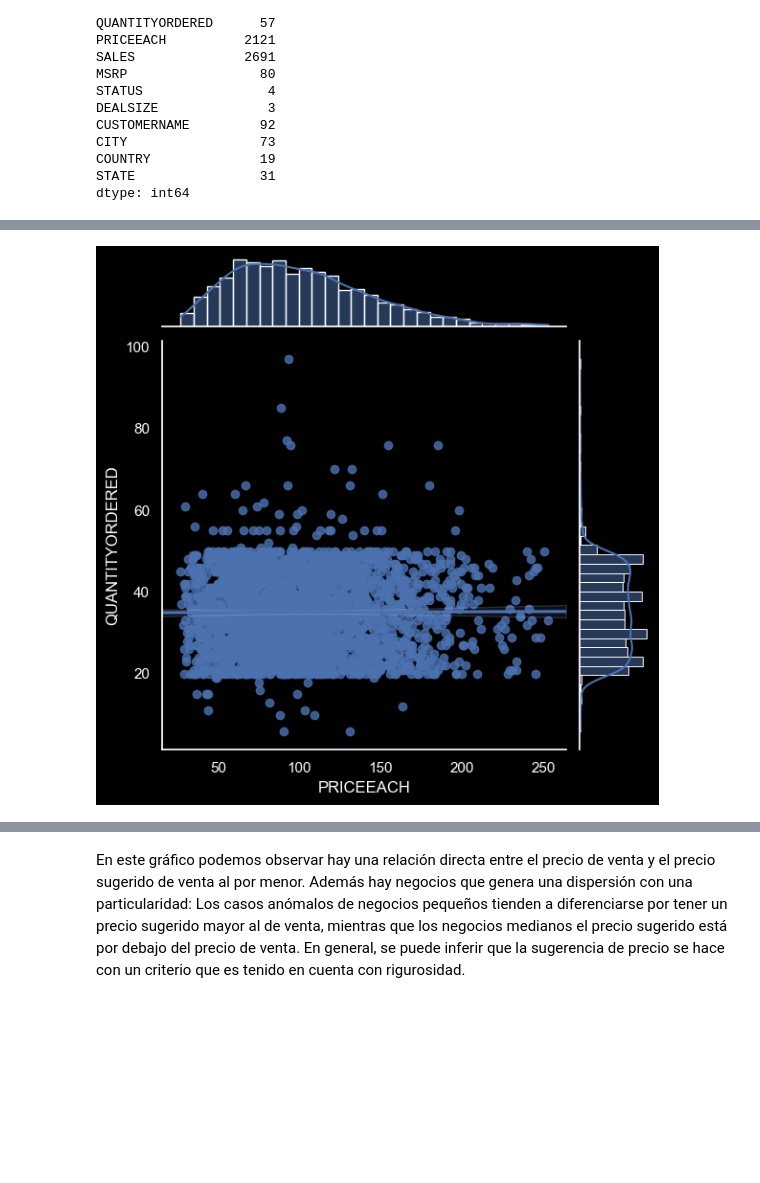
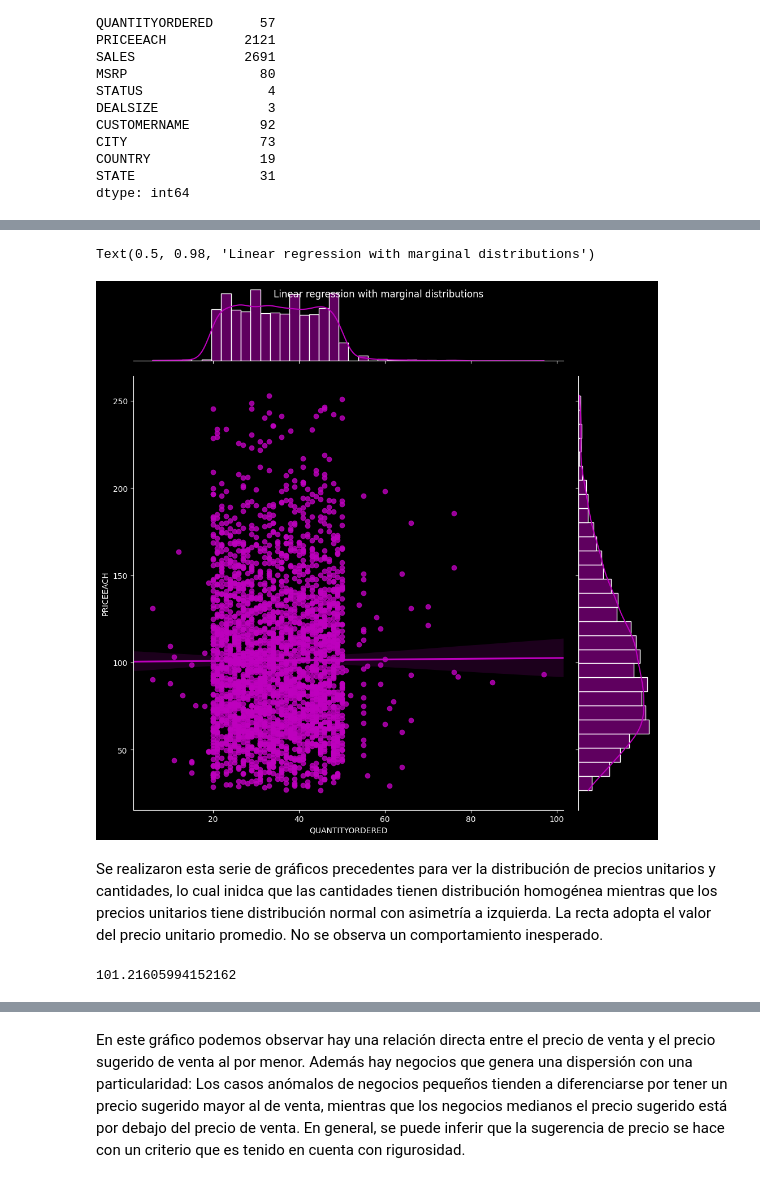
Before and after one commit to martinsasia/Data-Science, a Jupyter notebook: Proyecto.ipynb, the cells around one changed output, grey strips where cells are left out. Drawn from its saved outputs; the diff is of its cells as text; code cells hidden in the pictures; blank space fills up the shorter version.

```diff
--- a/Proyecto.ipynb
+++ b/Proyecto.ipynb
@@ -694,9 +710,16 @@ ax.set_frame_on(False)
 # %%
 #cantidades = sns.load_dataset("tips")
-g = sns.jointplot(x="PRICEEACH", y="QUANTITYORDERED", data=df_vendido,
+g = sns.jointplot(x="QUANTITYORDERED", y="PRICEEACH", data=df_vendido,
                   kind="reg", truncate=False,
-                  #xlim=(0, 60), ylim=(0, 12),
-                  color="b", #height=7
+                  color="m", height=10,
                   )
+g.figure.suptitle('Linear regression with marginal distributions')
 # %% [output]
+Text(0.5, 0.98, 'Linear regression with marginal distributions')
-[figure, old version]
+[figure, new version]
+# %% [markdown]
+Se realizaron esta serie de gráficos precedentes para ver la distribución de precios unitarios y cantidades, lo cual inidca que las cantidades tienen distribución homogénea mientras que los precios unitarios tiene distribución normal con asimetría a izquierda. La recta adopta el valor del precio unitario promedio. No se observa un comportamiento inesperado.
+# %%
+df_vendido['PRICEEACH'].mean()
+# %% [output]
+101.21605994152162
```
Also changed, not shown: parts of 18 cells of this notebook.
